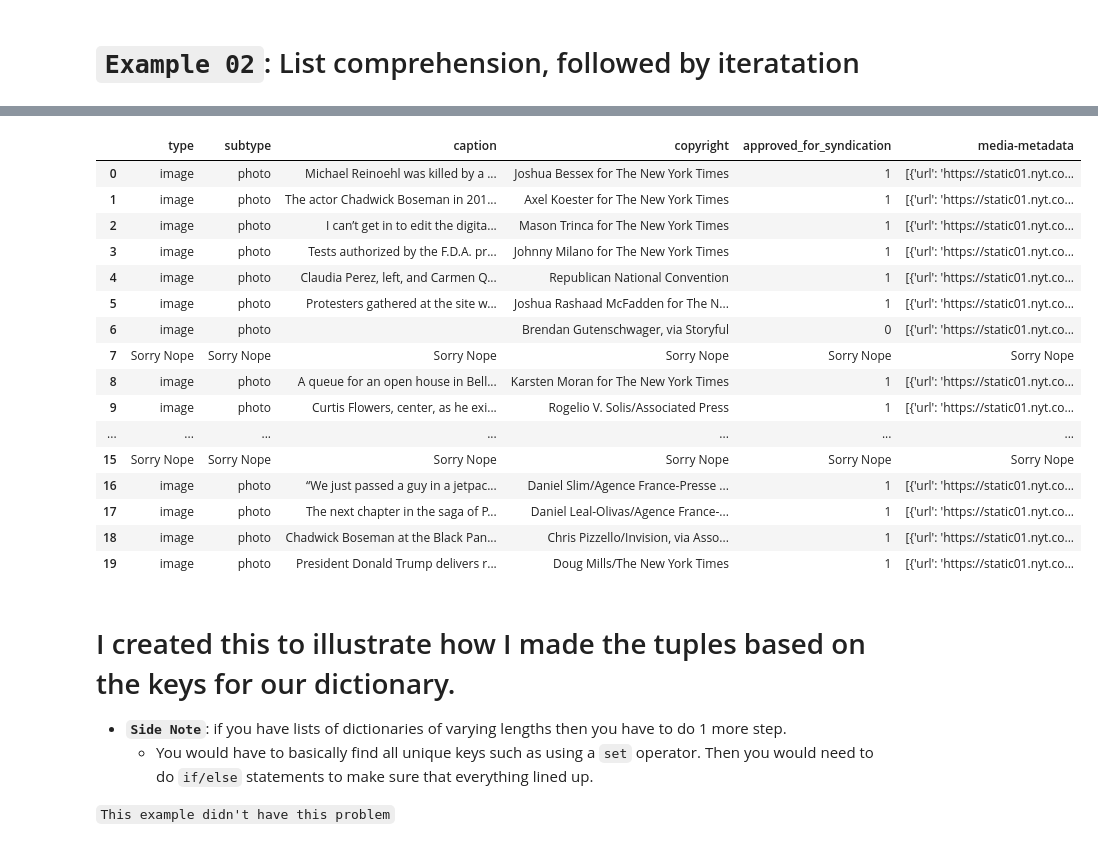
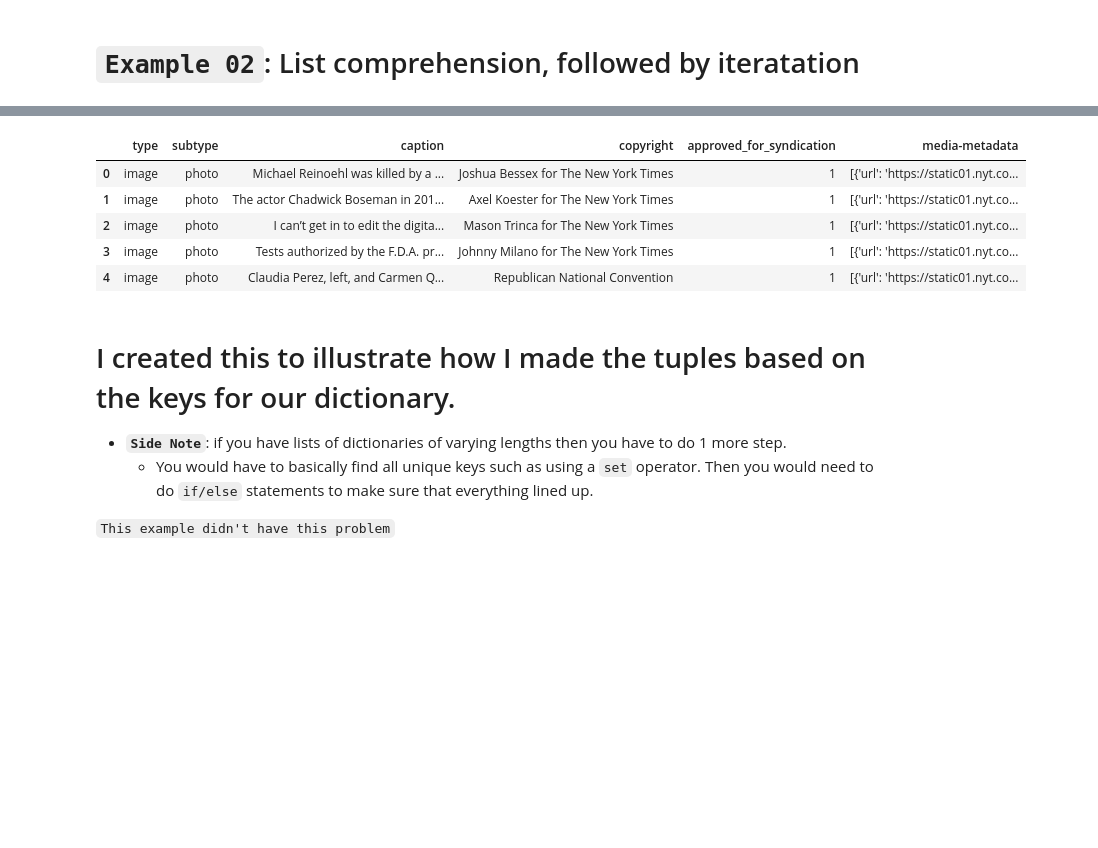
Before and after one commit to MrFuguDataScience/JSON, a Jupyter notebook: Json _listsOfdict.ipynb, the cells around one changed output, grey strips where cells are left out. Cells and saved outputs as stored; diff of their text form; code cells hidden in the pictures; blank space fills up the shorter version.

```diff
--- a/Json _listsOfdict.ipynb
+++ b/Json _listsOfdict.ipynb
@@ -127,13 +130,13 @@ pd.DataFrame(two_entries)
 https://docs.python.org/3/library/collections.html
 # %%
 
-otro=[]
+multiDct_to_single=[]
 for i in range(len(df_to_parse['media'])):
-    qq=dict(ChainMap(*df_to_parse['media'][i][::-1]))
-    otro.append(qq)
+    qq=dict(ChainMap(*df_to_parse['media'][i][::-1])) # notice the star!
+    multiDct_to_single.append(qq)
 
 
-pd.DataFrame(otro)
+pd.DataFrame(multiDct_to_single).head()
 # %% [output]
 |  | type | subtype | caption | copyright | approved_for_syndication | media-metadata |
 | 0 | image | photo | Michael Reinoehl was killed by a ... | Joshua Bessex for The New York Times | 1.0 | [{'url': 'https://static01.nyt.co... |
@@ -161,11 +152,11 @@ def merge_(*dicts):
         return dict(*[d.items() for d in i])
 # %%
-sa=[]
+func_w_iter=[]
 for i in range(len(df_to_parse['media'])):
     a=merge_(df_to_parse['media'][i])
-    sa.append(a)
-# sa
-pd.DataFrame(sa)
+    func_w_iter.append(a)
+
+pd.DataFrame(func_w_iter).head()
 # %% [output]
 |  | type | subtype | caption | copyright | approved_for_syndication | media-metadata |
 | 0 | image | photo | Michael Reinoehl was killed by a ... | Joshua Bessex for The New York Times | 1.0 | [{'url': 'https://static01.nyt.co... |
@@ -193,44 +175,35 @@ pd.DataFrame(sa)
 # %%
 
 h=defaultdict(list)
 d=[]
 for i in range(len(df_to_parse['media'])):
+
     if len(df_to_parse['media'][i]) >0: # each list can be empty=0 or filled with len=1
+
         for j in df_to_parse['media'][i][0].items(): # convert dict->tup and iterate
-#             print(j)
             d.append([i,j]) # append (i=location,j=tuples)
 
     else: # w= my keys from above and create tuples with Nope as values
+
         w=tuple(zip(df_to_parse['media'][0][0].keys(),\
                   ['Sorry Nope']*len(df_to_parse['media'][0][0].keys())))
         for ii in w:
 #
             d.append([i,ii])
-q=[]
+
 for jk in d:
     h[jk[1][0]].append(jk[1][1]) # lists of lists again with tuples as second param
 
 
 new_df=pd.DataFrame(h)
-new_df
+new_df.head()
 # %% [output]
 |  | type | subtype | caption | copyright | approved_for_syndication | media-metadata |
 | 0 | image | photo | Michael Reinoehl was killed by a ... | Joshua Bessex for The New York Times | 1 | [{'url': 'https://static01.nyt.co... |
 | 1 | image | photo | The actor Chadwick Boseman in 201... | Axel Koester for The New York Times | 1 | [{'url': 'https://static01.nyt.co... |
 | 2 | image | photo | I can’t get in to edit the digita... | Mason Trinca for The New York Times | 1 | [{'url': 'https://static01.nyt.co... |
 | 3 | image | photo | Tests authorized by the F.D.A. pr... | Johnny Milano for The New York Times | 1 | [{'url': 'https://static01.nyt.co... |
 | 4 | image | photo | Claudia Perez, left, and Carmen Q... | Republican National Convention | 1 | [{'url': 'https://static01.nyt.co... |
-| 5 | image | photo | Protesters gathered at the site w... | Joshua Rashaad McFadden for The N... | 1 | [{'url': 'https://static01.nyt.co... |
-| 6 | image | photo |  | Brendan Gutenschwager, via Storyful | 0 | [{'url': 'https://static01.nyt.co... |
-| 7 | Sorry Nope | Sorry Nope | Sorry Nope | Sorry Nope | Sorry Nope | Sorry Nope |
-| 8 | image | photo | A queue for an open house in Bell... | Karsten Moran for The New York Times | 1 | [{'url': 'https://static01.nyt.co... |
-| 9 | image | photo | Curtis Flowers, center, as he exi... | Rogelio V. Solis/Associated Press | 1 | [{'url': 'https://static01.nyt.co... |
-| ... | ... | ... | ... | ... | ... | ... |
-| 15 | Sorry Nope | Sorry Nope | Sorry Nope | Sorry Nope | Sorry Nope | Sorry Nope |
-| 16 | image | photo | “We just passed a guy in a jetpac... | Daniel Slim/Agence France-Presse ... | 1 | [{'url': 'https://static01.nyt.co... |
-| 17 | image | photo | The next chapter in the saga of P... | Daniel Leal-Olivas/Agence France-... | 1 | [{'url': 'https://static01.nyt.co... |
-| 18 | image | photo | Chadwick Boseman at the Black Pan... | Chris Pizzello/Invision, via Asso... | 1 | [{'url': 'https://static01.nyt.co... |
-| 19 | image | photo | President Donald Trump delivers r... | Doug Mills/The New York Times | 1 | [{'url': 'https://static01.nyt.co... |
 # %% [markdown]
 # I created this to illustrate how I made the tuples based on the keys for our dictionary.
 
```
Also changed, not shown: parts of 6 cells of this notebook.
